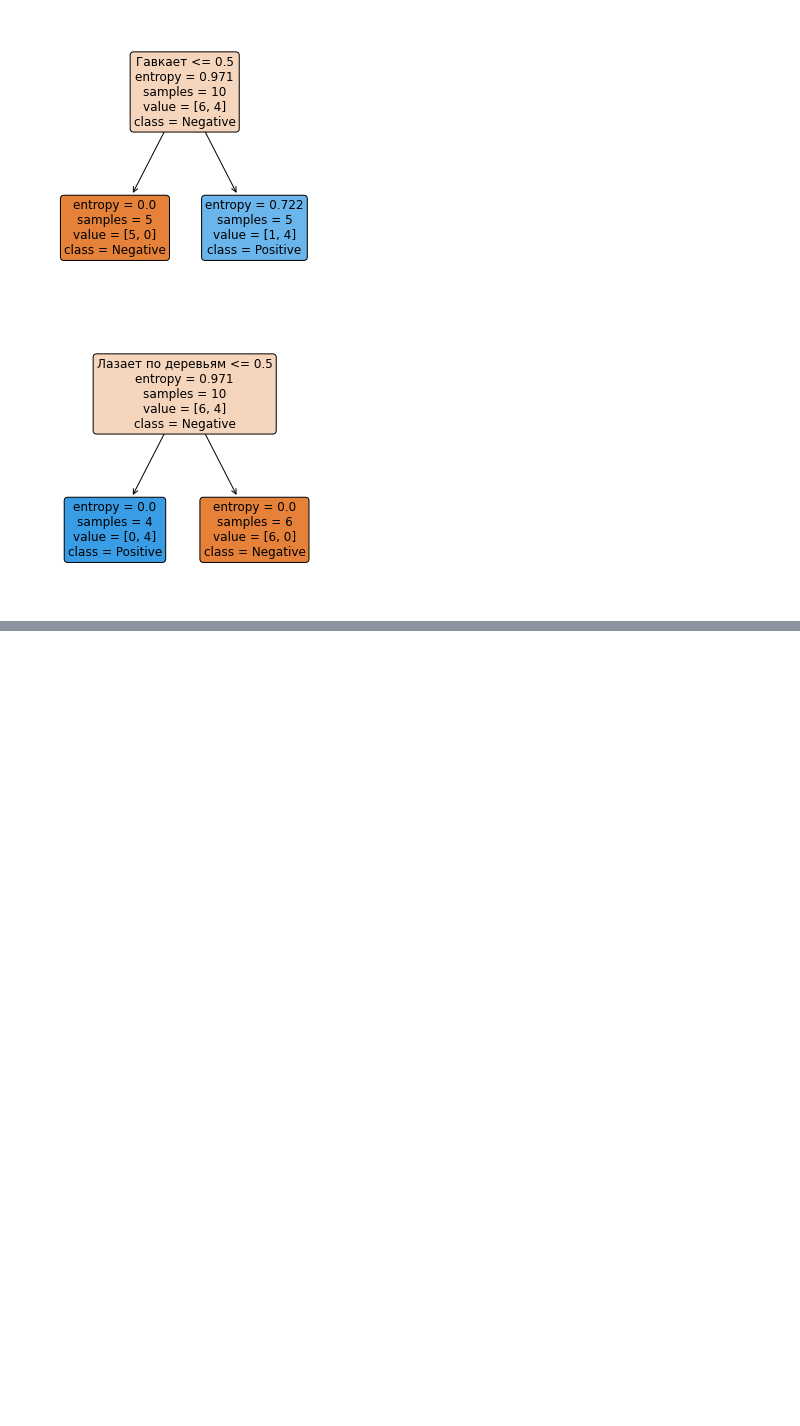
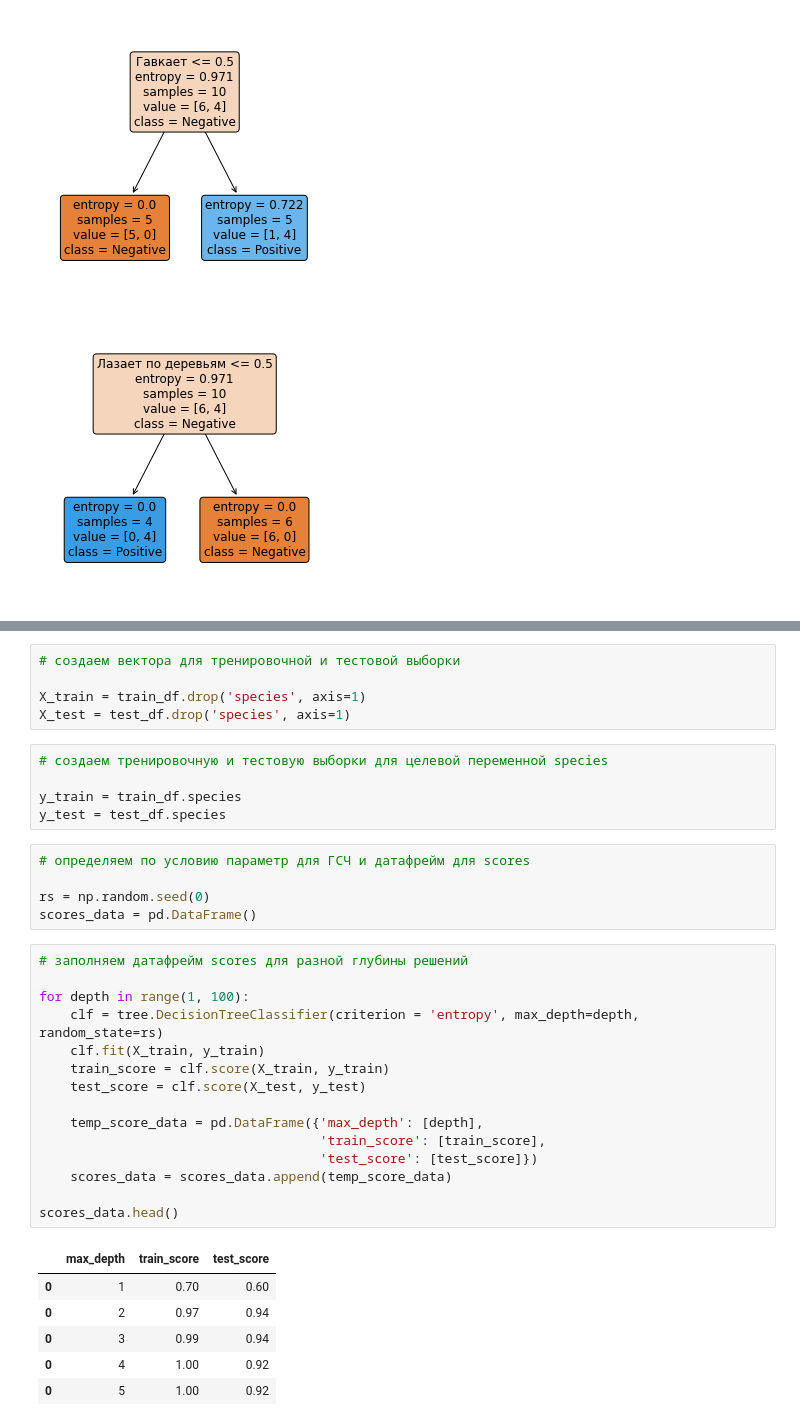
Before and after one commit to vavilovnv/Data-analysis, a Jupyter notebook: Intro to DS and ML/DecisionTrees.ipynb, the cells around one changed output, grey strips where cells are left out. Saved outputs shown, nothing was run; the diff lists cells and outputs as text; blank space fills up the shorter version.

```diff
--- a/Intro to DS and ML/DecisionTrees.ipynb
+++ b/Intro to DS and ML/DecisionTrees.ipynb
@@ -112,0 +135,37 @@ for i in [['Шерстист'], ['Гавкает'], ['Лазает по дере
+# %%
+# создаем вектора для тренировочной и тестовой выборки
+
+X_train = train_df.drop('species', axis=1)
+X_test = test_df.drop('species', axis=1)
+# %%
+# создаем тренировочную и тестовую выборки для целевой переменной species
+
+y_train = train_df.species
+y_test = test_df.species
+# %%
+# определяем по условию параметр для ГСЧ и датафрейм для scores
+
+rs = np.random.seed(0)
+scores_data = pd.DataFrame()
+# %%
+# заполняем датафрейм scores для разной глубины решений
+
+for depth in range(1, 100):
+    clf = tree.DecisionTreeClassifier(criterion = 'entropy', max_depth=depth, random_state=rs)
+    clf.fit(X_train, y_train)
+    train_score = clf.score(X_train, y_train)
+    test_score = clf.score(X_test, y_test)
+
+    temp_score_data = pd.DataFrame({'max_depth': [depth],
+                                    'train_score': [train_score],
+                                    'test_score': [test_score]})
+    scores_data = scores_data.append(temp_score_data)
+
+scores_data.head()
+# %% [output]
+|  | max_depth | train_score | test_score |
+| 0 | 1 | 0.70 | 0.60 |
+| 0 | 2 | 0.97 | 0.94 |
+| 0 | 3 | 0.99 | 0.94 |
+| 0 | 4 | 1.00 | 0.92 |
+| 0 | 5 | 1.00 | 0.92 |
```
Also changed, not shown: parts of 7 cells of this notebook.
